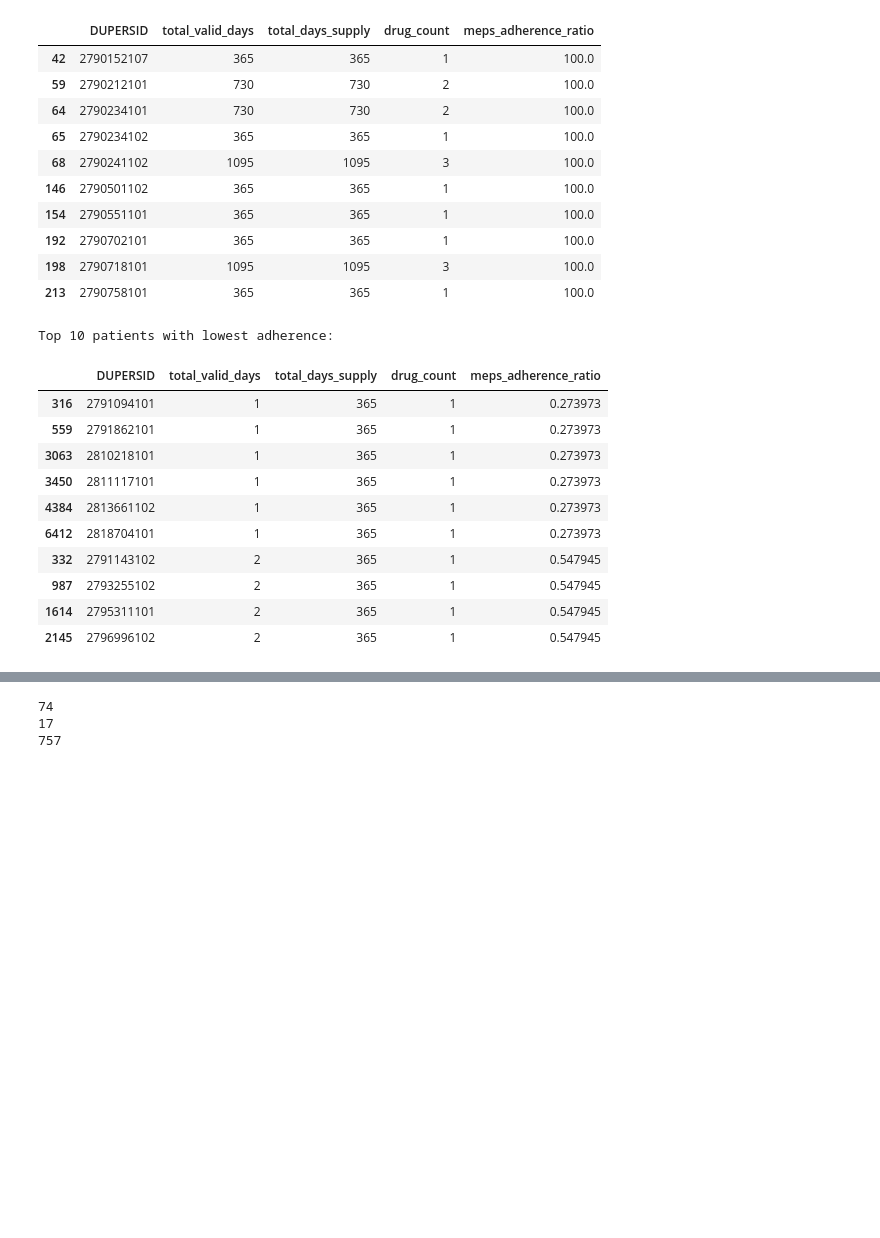
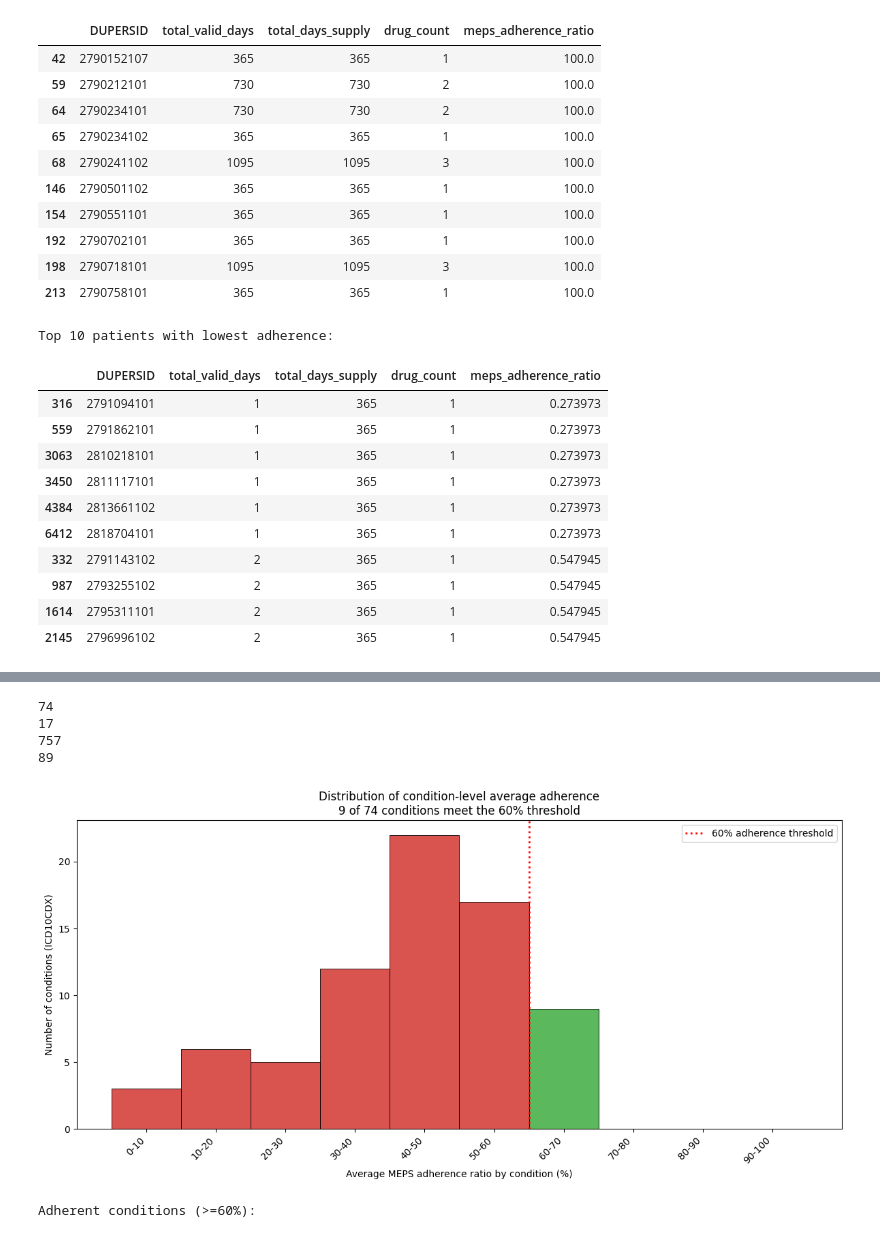
Before and after one commit to FrianaEngineer/Medical-Adherence, a Jupyter notebook: Notebooks/MEPS/2023_clean.ipynb, the cells around one changed output, grey strips where cells are left out. Drawn from its saved outputs; the diff is of its cells as text; code cells hidden in the pictures; blank space fills up the shorter version.

```diff
--- a/Notebooks/MEPS/2023_clean.ipynb
+++ b/Notebooks/MEPS/2023_clean.ipynb
@@ -374,7 +375,16 @@ grouped_merge_df["total_valid_days"] = np.minimum(grouped_merge_df["RXDAYSUP"],
 # %%
 grouped_merge_df["total_days_supply"] = np.where(grouped_merge_df["RXBEGYRX"] <=2023, 365,0).astype(int)
 # %%
-grouped_merge_df["meps_adherence_ratio"] = grouped_merge_df["total_valid_days"]/grouped_merge_df["total_days_supply"] *100
+grouped_merge_df["total_valid_days"] = np.minimum(
+    grouped_merge_df["total_valid_days"],
+    grouped_merge_df["total_days_supply"],
+)
+
+grouped_merge_df["meps_adherence_ratio"] = np.where(
+    grouped_merge_df["total_days_supply"].eq(0),
+    np.nan,
+    grouped_merge_df["total_valid_days"] / grouped_merge_df["total_days_supply"] * 100,
+)
 grouped_merge_df.head()
 # %% [output]
 |  |  | RXDAYSUP | RXXP23X | RXSF23X | RXNAME | RXNDC | RXBEGYRX | TC1 | TC1S1 | ICD10CDX | ... |
@@ -497,9 +507,73 @@ adherence_threshold = 60
 print(grouped_merge_df["ICD10CDX"].nunique())
 print(grouped_merge_df["TC1"].nunique())
 print(grouped_merge_df["RXNAME"].nunique())
+print(grouped_merge_df["TC1S1"].nunique())
 # %% [output]
 74
 17
 757
+89
 # %%
 grouped_merge_df.to_excel("/Users/friana/Medical Adherence/data/MEPS/grouped_merge_df.xlsx")
+# %%
+import matplotlib.pyplot as plt
+
+by_condition = (
+    grouped_merge_df.reset_index()
+    .groupby(["ICD10CDX", "ICD10CDX_LABEL"], as_index=False)
+    .agg(meps_adherence_ratio=("meps_adherence_ratio", "mean"))
+)
+
+adherence_threshold = 60
+bins = np.arange(0, 110, 10)
+
+fig, ax = plt.subplots(figsize=(12, 6))
+counts, edges, patches = ax.hist(
+    by_condition["meps_adherence_ratio"],
+    bins=bins,
+    edgecolor="black",
+    linewidth=0.6,
+)
+
+for patch, left, right in zip(patches, edges[:-1], edges[1:]):
+    if right <= adherence_threshold:
+        patch.set_facecolor("#d9534f")
+    elif left >= adherence_threshold:
+        patch.set_facecolor("#5cb85c")
+    else:
+        patch.set_facecolor("#f0ad4e")
+
+ax.axvline(
+    adherence_threshold,
+    color="red",
+    linestyle=":",
+    linewidth=2,
+    label=f"{adherence_threshold}% adherence threshold",
+)
+
+bin_labels = [f"{int(left)}-{int(right)}" for left, right in zip(edges[:-1], edges[1:])]
+ax.set_xticks(edges[:-1] + 5)
+ax.set_xticklabels(bin_labels, rotation=45, ha="right")
+
+n_adherent = (by_condition["meps_adherence_ratio"] >= adherence_threshold).sum()
+n_total = len(by_condition)
+
+ax.set_xlabel("Average MEPS adherence ratio by condition (%)")
+ax.set_ylabel("Number of conditions (ICD10CDX)")
+ax.set_title(
+    f"Distribution of condition-level average adherence\n"
+    f"{n_adherent} of {n_total} conditions meet the {adherence_threshold}% threshold"
+)
+ax.legend()
+plt.tight_layout()
+plt.show()
+
+adherent_conditions = by_condition[
+    by_condition["meps_adherence_ratio"] >= adherence_threshold
+].sort_values("meps_adherence_ratio", ascending=False)
+
+print(f"Adherent conditions (>={adherence_threshold}%):")
+display(adherent_conditions)
+# %% [output]
+[figure, added]
+Adherent conditions (>=60%):
```
Also changed, not shown: parts of 17 cells of this notebook.
